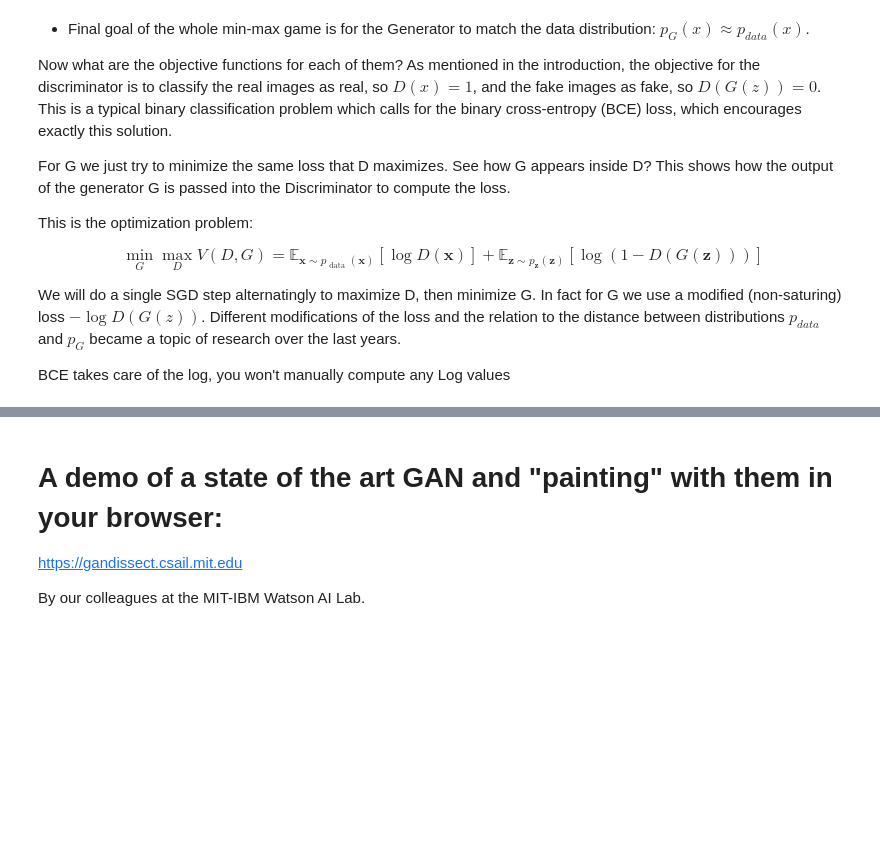
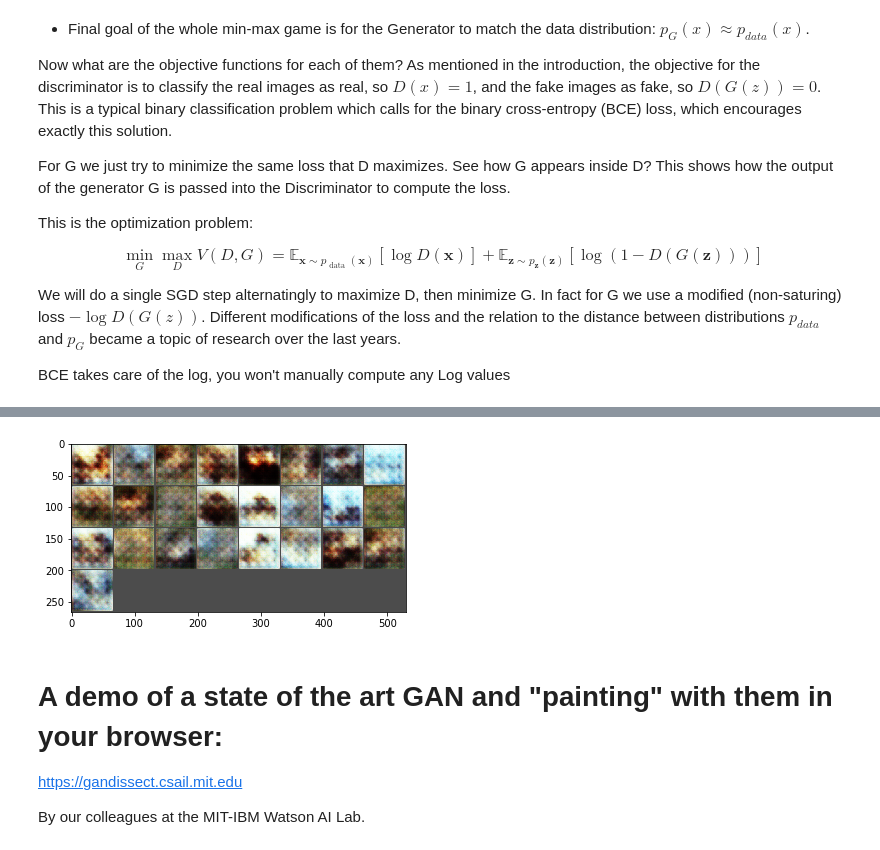
Before and after one commit to ericburdett/cs474_labs_f2019, a Jupyter notebook: DL_Lab8.ipynb, the cells around one changed output, grey strips where cells are left out. Saved outputs shown, nothing was run; the diff lists cells and outputs as text; code cells hidden in the pictures; blank space fills up the shorter version.

```diff
--- a/DL_Lab8.ipynb
+++ b/DL_Lab8.ipynb
@@ -604,0 +623,14 @@ G_losses
+# %%
+G2 = Generator(128)
+D2 = Discriminator(128)
+G2.weight_init(mean=0.0, std=0.02)
+D2.weight_init(mean=0.0, std=0.02)
+G2 = G2.cuda()
+D2 = D2.cuda()
+
+# Binary Cross Entropy loss
+BCE_loss = nn.BCELoss()
+
+# Adam optimizer
+G2_optimizer = optim.Adam(G2.parameters(), lr=lr, betas=(0.5, 0.999))
+D2_optimizer = optim.Adam(D2.parameters(), lr=lr, betas=(0.5, 0.999))
@@ -605,3 +765,8 @@ G_losses
+# %%
+x_gen = G2(cipher_fixed_z_)
+show_imgs(x_gen)
+# %% [output]
+[figure, added]
 # %% [markdown]
 # A demo of a state of the art GAN and "painting" with them in your browser:
 
```
Also changed, not shown: parts of 21 cells of this notebook.
